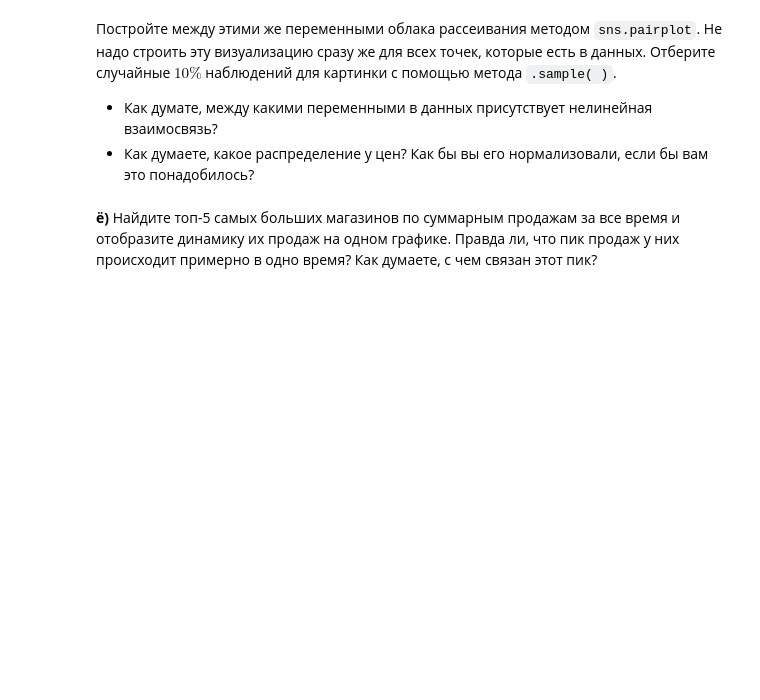
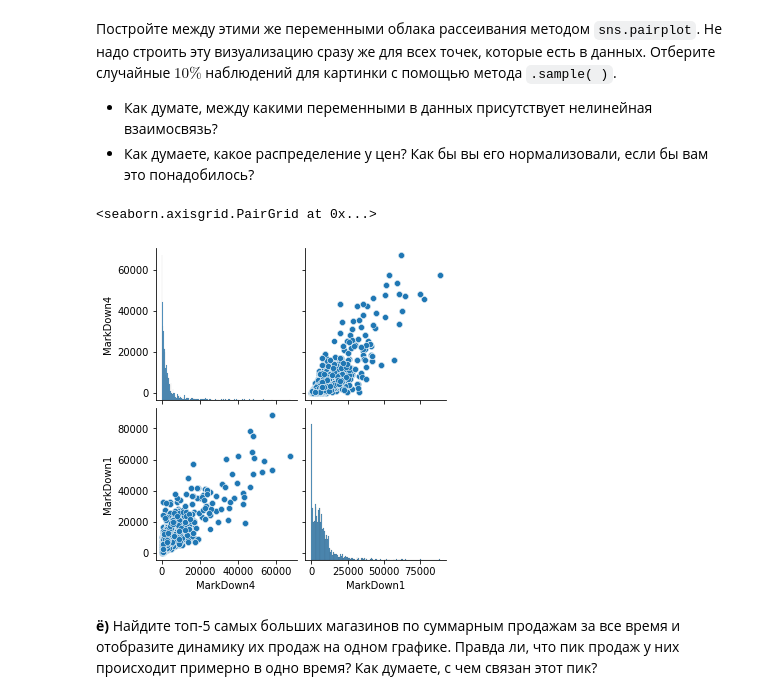
Before and after one commit to baumanproject/matstat-AB, a Jupyter notebook: week04_eda/data/hw04_log.ipynb, the cells around one changed output. Cells and saved outputs as stored; diff of their text form; code cells hidden in the pictures; blank space fills up the shorter version.

```diff
--- a/week04_eda/data/hw04_log.ipynb
+++ b/week04_eda/data/hw04_log.ipynb
@@ -200,0 +270,6 @@ __е)__ Найдите и нарисуйте матрицу корреляции
+# %%
+cor_list = correlation_matrix.abs().where(
+    np.triu(np.ones(correlation_matrix.shape), k=1).astype(bool)).unstack().dropna()
+
+max_cor_pair = cor_list.idxmax()
+max_cor_pair
@@ -215,7 +295,11 @@ ans7 = ...
 # %%
 ### ╰( ͡° ͜ʖ ͡° )つ▬▬ι═══════  bzzzzzzzzzz
 # will the code be with you
 
 # your code here
+sns.pairplot(df[list(max_cor_pair)].sample(frac = 0.10))
+# %% [output]
+<seaborn.axisgrid.PairGrid at 0x...>
+[figure, added]
 # %%
 # проверка, что задание решено корректно
```
Also changed, not shown: parts of 19 cells of this notebook.
